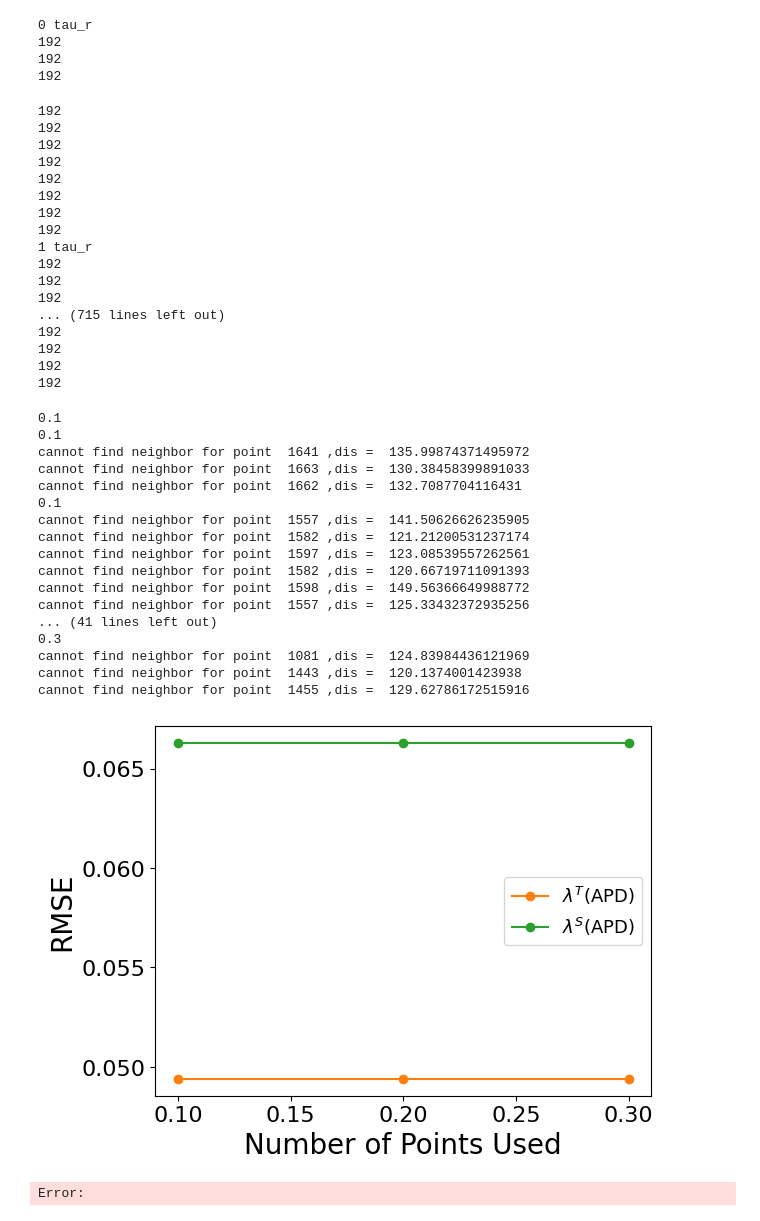
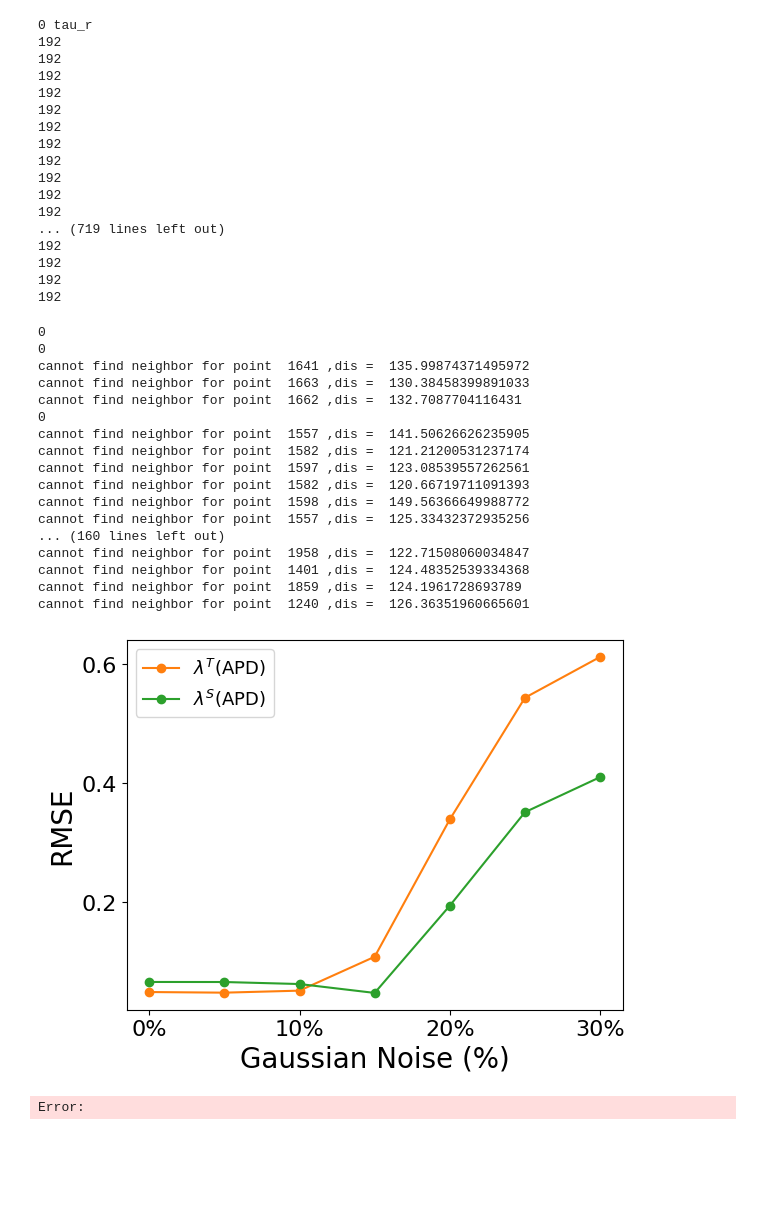
Before and after one commit to William-XiaodongAn/Quantifying-The-Complex-Spatiotemporal-Chaos-of-Cardiac-Fibrillation-in-Ionic-Models, a Jupyter notebook: analysis_ipynb_scripts/experiment_4_all_four_para.ipynb, the cells around one changed output. Drawn from its saved outputs; the diff is of its cells as text; code cells hidden in the pictures; blank space fills up the shorter version.

```diff
--- a/analysis_ipynb_scripts/experiment_4_all_four_para.ipynb
+++ b/analysis_ipynb_scripts/experiment_4_all_four_para.ipynb
@@ -1046,10 +1046,7 @@ def get_APD_and_voltage_uvw(path,threshhold,dt,Gaussian_noise_percentage = 0, sc
 
     for i in range(rows):
         for j in range(cols):
-            voltage[i][j] = data[j * rows +  i]
-
-            if Gaussian_noise_percentage > 0:
-                voltage[i][j] += np.random.normal(0,Gaussian_noise_percentage)
+            voltage[i][j] = data[j * rows +  i]  + np.random.normal(0,Gaussian_noise_percentage)
 
     print(number_of_points)
 
@@ -1153,7 +1150,7 @@ def getAPD(para_name,para_list,Gaussian_noise_percentage = 1):
                 result_4_APD_list[repeat_index, tau_r_index, tau_pw_index] = APD[0]
     return result_4_APD_list
 
-Gaussian_noise_percentage_lst = [0.1,0.2,0.3]
+Gaussian_noise_percentage_lst = [0.05,0.15,0.25]
 tau_r_list = [33.5,33.6,33.7,33.8,33.9,34,34.1,34.2,34.3,34.4,34.5]
 tau_si_list = [26.45,26.5,26.55,26.6 ,26.65 ,26.7 ,26.75,26.8,26.85,26.9,26.95]
 tau_0_list = [7.2,7.4,7.6,7.8,8,8.2,8.4,8.6,8.8,9,9.2,9.4]
@@ -1174,7 +1171,7 @@ for Gaussian_noise_percentage in Gaussian_noise_percentage_lst:
         para_list = para_pair[1]
         APDs=getAPD(para_name, para_list, Gaussian_noise_percentage)
         # save APDs as pickle file
-        file_name = 'APDs_' + para_name + '_Gaussian_noise_percentage_' + str(Gaussian_noise_percentage) + '.pkl'
+        file_name = 'APDs_' + para_name + '_Gaussian_noise_percentage_' + str(Gaussian_noise_percentage) + '(1).pkl'
         # if file_name already exists, skip
         if os.path.isfile(file_name) == True:
             print(file_name + ' already exists, skip')
@@ -1186,23 +1183,19 @@ for Gaussian_noise_percentage in Gaussian_noise_percentage_lst:
 192
 192
 192
+192
+192
+192
+192
+192
+192
+192
+192
+... (719 lines left out)
+192
+192
+192
+192
-192
-192
-192
-192
-192
-192
-192
-192
-1 tau_r
-192
-192
-192
-... (715 lines left out)
-192
-192
-192
-192
 # %%
 def f_exp_4(APDs,result_4_tau_r_list,result_uvw,Gaussian_noise_percentage,exp_lib):
     result_4_tau_pw_list = [350]
@@ -1320,7 +1313,7 @@ exp_lib_r = {}
 exp_lib_d = {}
 exp_lib_0 = {}
 APDs_dict = {}
-Gaussian_noise_percentage_lst = [0.1,0.2,0.3]
+Gaussian_noise_percentage_lst = [0,0.05,0.1,0.15,0.2,0.25,0.3]
 order = [['tau_r',tau_r_list],['tau_si',tau_si_list],['tau_0',tau_0_list],['tau_d',tau_d_list]]
 
 for Gaussian_noise_percentage in Gaussian_noise_percentage_lst:
@@ -1357,34 +1350,38 @@ with open('result_t_4.pkl', 'wb') as f:
 with open('result_s_4.pkl', 'wb') as f:
     pickle.dump(result_s_4, f)
 # %% [output]
-0.1
-0.1
+0
+0
 cannot find neighbor for point  1641 ,dis =  135.99874371495972
 cannot find neighbor for point  1663 ,dis =  130.38458399891033
 cannot find neighbor for point  1662 ,dis =  132.7087704116431
-0.1
+0
 cannot find neighbor for point  1557 ,dis =  141.50626626235905
 cannot find neighbor for point  1582 ,dis =  121.21200531237174
 cannot find neighbor for point  1597 ,dis =  123.08539557262561
 cannot find neighbor for point  1582 ,dis =  120.66719711091393
 cannot find neighbor for point  1598 ,dis =  149.56366649988772
 cannot find neighbor for point  1557 ,dis =  125.33432372935256
-... (41 lines left out)
-0.3
-cannot find neighbor for point  1081 ,dis =  124.83984436121969
-cannot find neighbor for point  1443 ,dis =  120.1374001423938
-cannot find neighbor for point  1455 ,dis =  129.62786172515916
+... (160 lines left out)
+cannot find neighbor for point  1958 ,dis =  122.71508060034847
+cannot find neighbor for point  1401 ,dis =  124.48352539334368
+cannot find neighbor for point  1859 ,dis =  124.1961728693789
+cannot find neighbor for point  1240 ,dis =  126.36351960665601
 # %%
+from matplotlib.ticker import PercentFormatter
+
+
 plt.plot(x1,result_t_4,'-o',color = 'tab:orange')
 plt.plot(x1,result_s_4,'-o',color = 'tab:green')
 
 plt.legend([r'$\lambda^T$(APD)',r'$\lambda^S$(APD)',r'$\lambda^T$(APD)(Random Points)',r'$\lambda^S$(APD)(Random Points)'], fontsize=13)
-plt.xlabel('Number of Points Used' ,fontsize=20)
+plt.xlabel('Gaussian Noise (%)' ,fontsize=20)
 plt.ylabel('RMSE', fontsize=20)
 plt.tick_params(axis='both', which='major', labelsize=16)  # make tick labels larger
-plt.gca().xaxis.set_major_locator(MaxNLocator(nbins=5))  # Max 5 ticks on x-axis
+plt.gca().xaxis.set_major_formatter(PercentFormatter(xmax=1,decimals=0))
+plt.gca().xaxis.set_major_locator(MaxNLocator(nbins=4))  # Max 5 ticks on x-axis
 plt.gca().yaxis.set_major_locator(MaxNLocator(nbins=4))  # Max 5 ticks on y-axis
 plt.savefig("exp4_all_four_para.png", bbox_inches='tight', dpi=300)
 # %% [output]
-[figure, old version]
+[figure, new version]
 Error:
```
Also changed, not shown: 9 other files.
